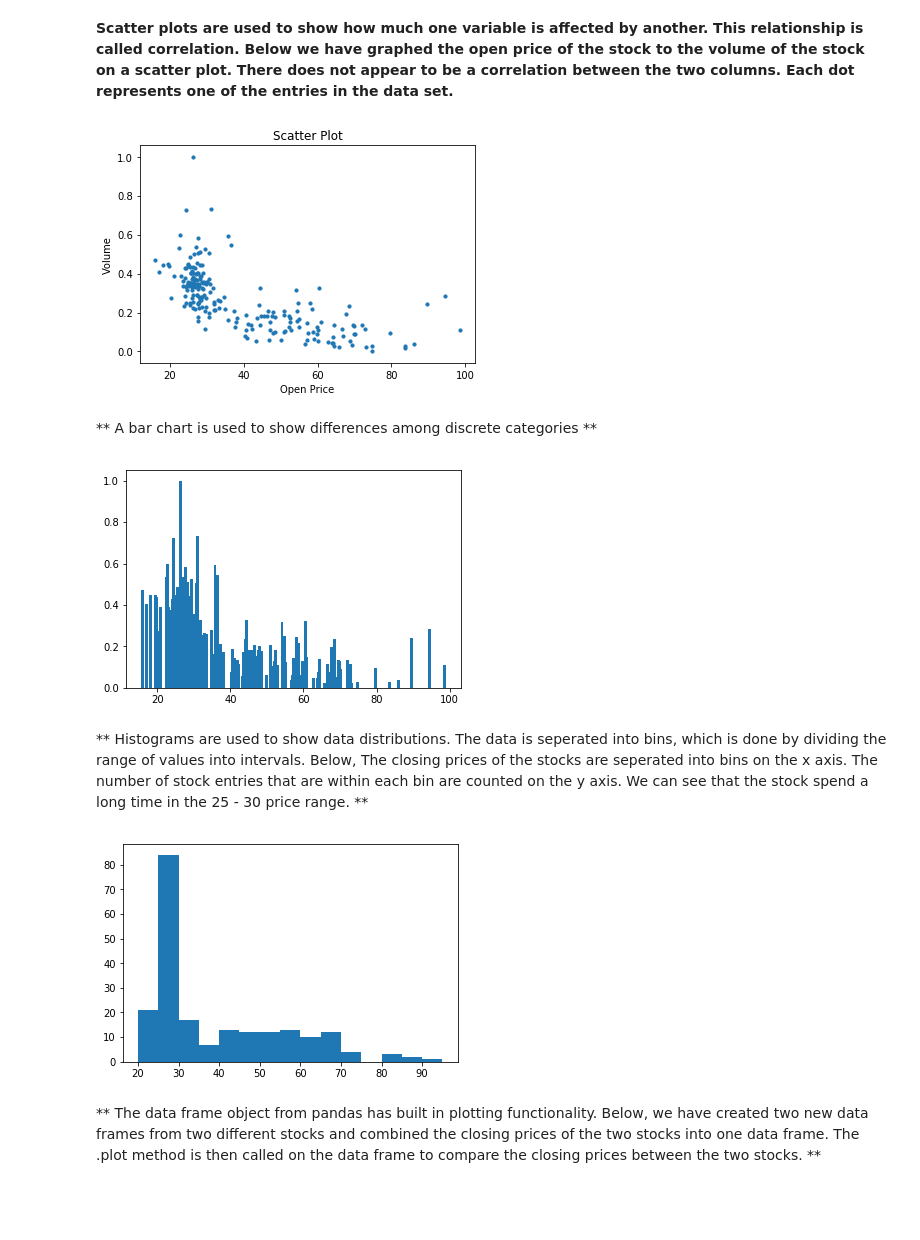
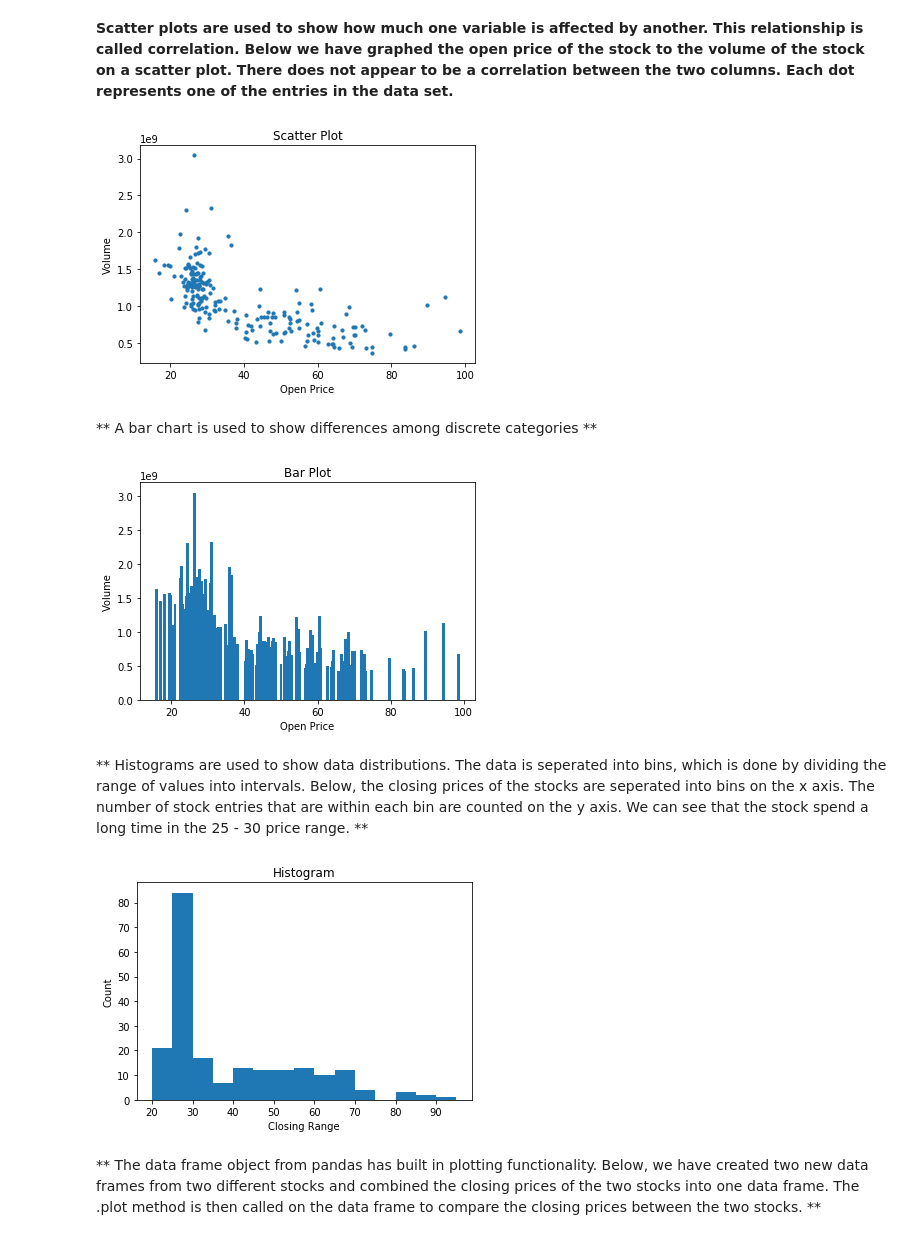
Before and after one commit to soft-eng-practicum/MLStocks, a Jupyter notebook: Section_6/Section_6.ipynb, the cells around one changed output. Saved outputs shown, nothing was run; the diff lists cells and outputs as text; code cells hidden in the pictures; blank space fills up the shorter version.

```diff
--- a/Section_6/Section_6.ipynb
+++ b/Section_6/Section_6.ipynb
@@ -15,11 +14,0 @@ Scaling is a preprossessing technique that is used take a column with varied val
-# %%
-# Scaling
-from sklearn.preprocessing import MinMaxScaler
-# Creates a min max scaler to scale the data
-scaler = MinMaxScaler();
-# Print the values before scaling
-print("Before:\n\n", stock_data['volume'].head(3),'\n')
-# Performs the scaling on the volume column
-stock_data[['volume']] = scaler.fit_transform(stock_data[['volume']])
-# Print the values after scaling
-print("After:\n\n", stock_data['volume'].head(3), '\n')
@@ -70,33 +54,55 @@ plt.close()
 # %%
 # Creates a scatter plot. The paramter s is the size of the dots
 plt.scatter(stock_data['open'], stock_data['volume'], s = 10)
+
 plt.xlabel('Open Price')
+
 plt.ylabel('Volume')
+
 plt.title('Scatter Plot')
+
 plt.show()
+
 plt.close()
 # %% [output]
-[figure, old version]
+[figure, new version]
 # %% [markdown]
 ** A bar chart is used to show differences among discrete categories **
 # %%
 # Bar plot
 plt.bar(stock_data['open'], stock_data['volume'])
+
+plt.xlabel('Open Price')
+
+plt.ylabel('Volume')
+
+plt.title('Bar Plot')
+
 plt.show()
+
 plt.close()
 # %% [output]
-[figure, old version]
+[figure, new version]
 # %% [markdown]
-** Histograms are used to show data distributions. The data is seperated into bins, which is done by dividing the range of values into intervals. Below, The closing prices of the stocks are seperated into bins on the x axis. The number of stock entries that are within each bin are counted on the y axis. We can see that the stock spend a long time in the 25 - 30 price range. **
+** Histograms are used to show data distributions. The data is seperated into bins, which is done by dividing the range of values into intervals. Below, the closing prices of the stocks are seperated into bins on the x axis. The number of stock entries that are within each bin are counted on the y axis. We can see that the stock spend a long time in the 25 - 30 price range. **
 # %%
-# Histogram
 # Bins are the classes
 bins = [20, 25, 30, 35, 40, 45, 50, 55, 60, 65, 70, 75, 80, 85, 90, 95]
+
+# Creates a histogram, seperating the close prices into different classes
 plt.hist(stock_data['close'], bins)
+
+plt.xlabel('Closing Range')
+
+plt.ylabel('Count')
+
+plt.title('Histogram')
+
 plt.show()
+
 plt.close()
 # %% [output]
-[figure, old version]
+[figure, new version]
 # %% [markdown]
 ** The data frame object from pandas has built in plotting functionality. Below, we have created two new data frames from two different stocks and combined the closing prices of the two stocks into one data frame. The .plot method is then called on the data frame to compare the closing prices between the two stocks. **
 # %%
```
Also changed, not shown: parts of 16 cells of this notebook.
